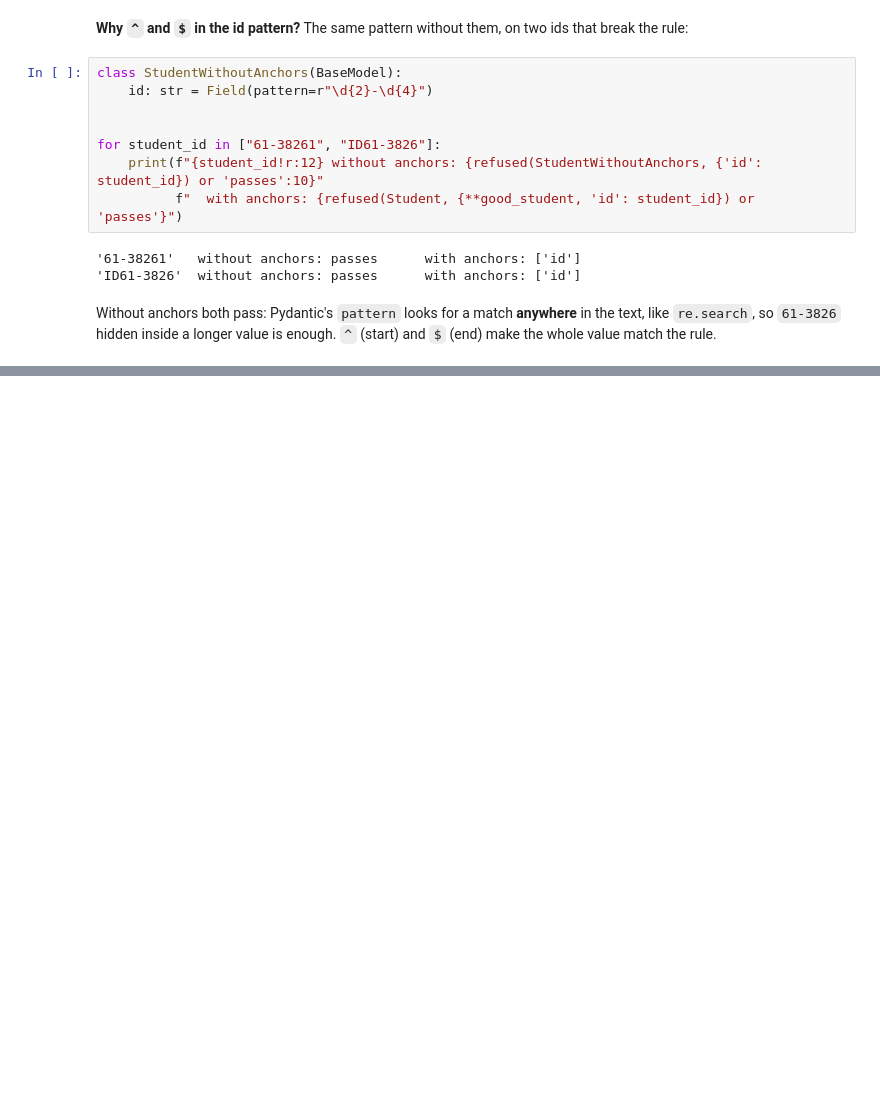
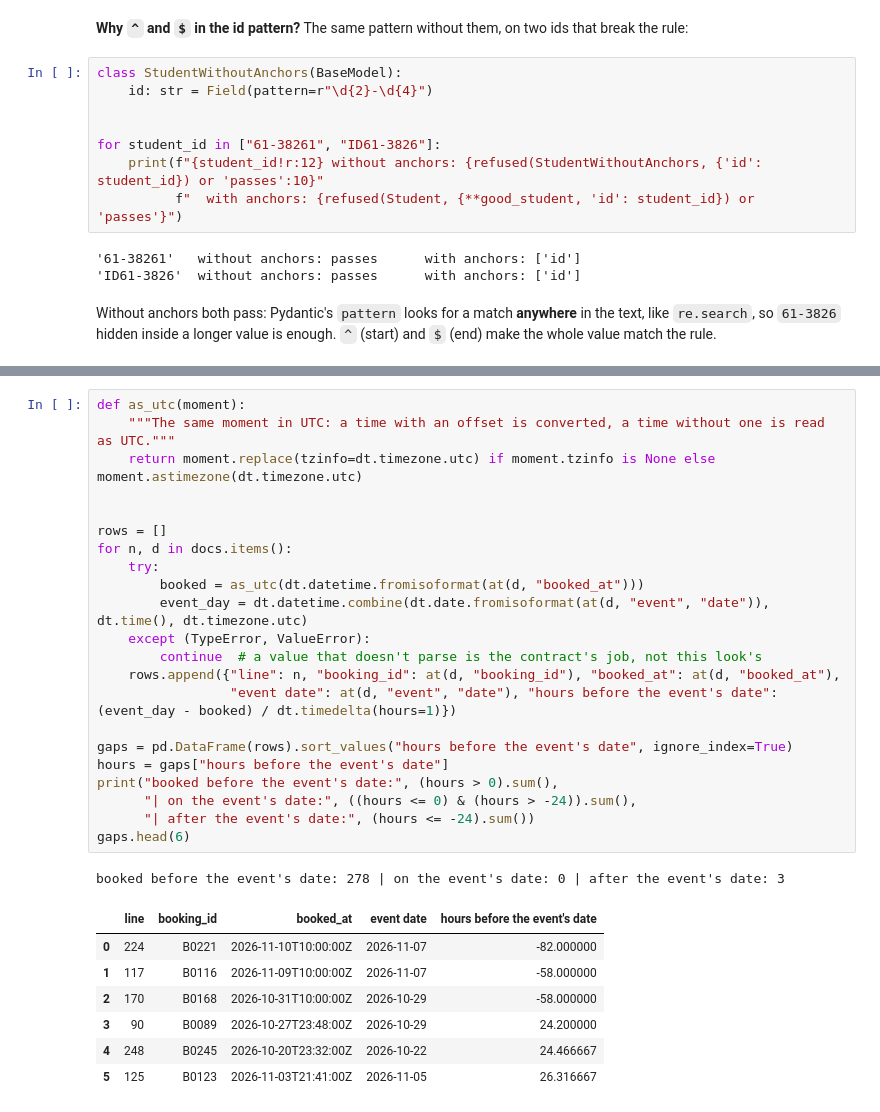
Before and after one commit to DanEhab/daniel-ehab_58-3825_MET-02_task2, a Jupyter notebook: task2.ipynb, the cells around one changed output, grey strips where cells are left out. Saved outputs shown, nothing was run; the diff lists cells and outputs as text; blank space fills up the shorter version.

```diff
--- a/task2.ipynb
+++ b/task2.ipynb
@@ -390,0 +401,31 @@ Without anchors both pass: Pydantic's `pattern` looks for a match **anywhere** i
+# %%
+def as_utc(moment):
+    """The same moment in UTC: a time with an offset is converted, a time without one is read as UTC."""
+    return moment.replace(tzinfo=dt.timezone.utc) if moment.tzinfo is None else moment.astimezone(dt.timezone.utc)
+
+
+rows = []
+for n, d in docs.items():
+    try:
+        booked = as_utc(dt.datetime.fromisoformat(at(d, "booked_at")))
+        event_day = dt.datetime.combine(dt.date.fromisoformat(at(d, "event", "date")), dt.time(), dt.timezone.utc)
+    except (TypeError, ValueError):
+        continue  # a value that doesn't parse is the contract's job, not this look's
+    rows.append({"line": n, "booking_id": at(d, "booking_id"), "booked_at": at(d, "booked_at"),
+                 "event date": at(d, "event", "date"), "hours before the event's date": (event_day - booked) / dt.timedelta(hours=1)})
+
+gaps = pd.DataFrame(rows).sort_values("hours before the event's date", ignore_index=True)
+hours = gaps["hours before the event's date"]
+print("booked before the event's date:", (hours > 0).sum(),
+      "| on the event's date:", ((hours <= 0) & (hours > -24)).sum(),
+      "| after the event's date:", (hours <= -24).sum())
+gaps.head(6)
+# %% [output]
+booked before the event's date: 278 | on the event's date: 0 | after the event's date: 3
+|  | line | booking_id | booked_at | event date | hours before the event's date |
+| 0 | 224 | B0221 | 2026-11-10T10:00:00Z | 2026-11-07 | -82.000000 |
+| 1 | 117 | B0116 | 2026-11-09T10:00:00Z | 2026-11-07 | -58.000000 |
+| 2 | 170 | B0168 | 2026-10-31T10:00:00Z | 2026-10-29 | -58.000000 |
+| 3 | 90 | B0089 | 2026-10-27T23:48:00Z | 2026-10-29 | 24.200000 |
+| 4 | 248 | B0245 | 2026-10-20T23:32:00Z | 2026-10-22 | 24.466667 |
+| 5 | 125 | B0123 | 2026-11-03T21:41:00Z | 2026-11-05 | 26.316667 |
```
Also changed, not shown: parts of 8 cells of this notebook.
